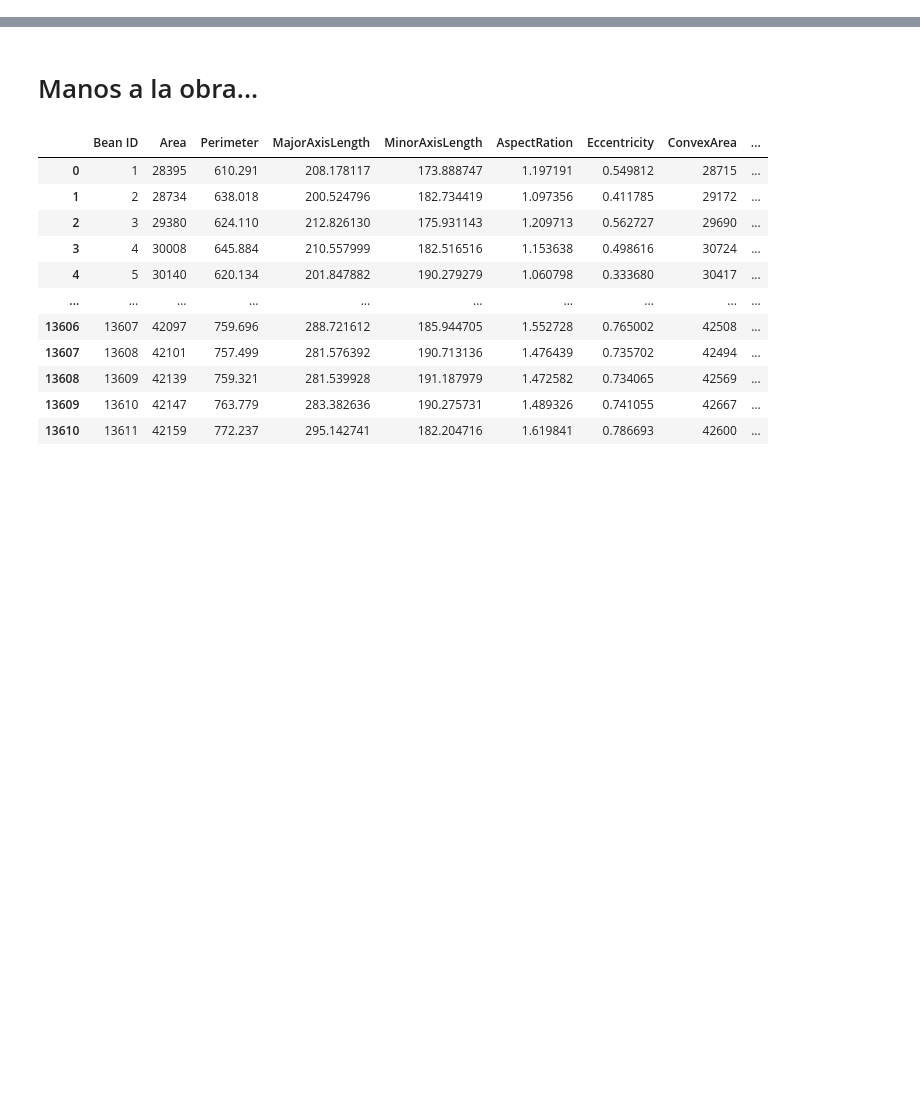
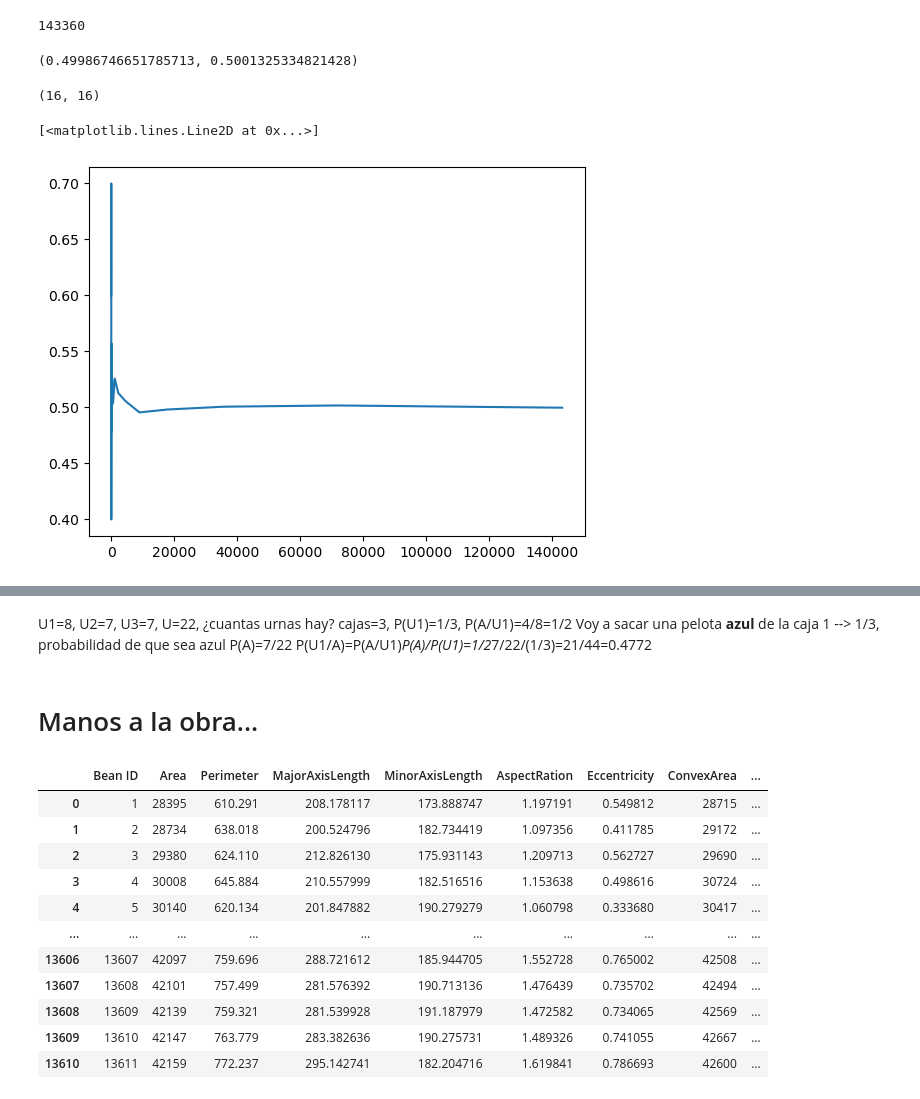
Before and after one commit to sierraporta/InteligenciaAnaliticaDeDatos_MinTIC, a Jupyter notebook: Notebooks/14_NaiveBayes.ipynb, the cells around one changed output, grey strips where cells are left out. Cells and saved outputs as stored; diff of their text form; code cells hidden in the pictures; blank space fills up the shorter version.

```diff
--- a/Notebooks/14_NaiveBayes.ipynb
+++ b/Notebooks/14_NaiveBayes.ipynb
@@ -1,3 +10,26 @@
+# %%
+N=4480*32 #0=tortuga, 1=valor
+print(N)
+lanzamiento=np.round(np.random.random(N))
+#print(lanzamiento)
+len(lanzamiento[lanzamiento==0])/N, len(lanzamiento[lanzamiento==1])/N
+# %% [output]
+143360
+(0.49986746651785713, 0.5001325334821428)
+# %%
+n=np.array([5,10,15,35,70,140,280,560,1120,2240,4480,8960,17920,35840,71680,143360])
+ntortuga=np.array([0.6,0.7,0.4,0.514,0.557,0.4785,0.525,0.5035,0.5258,0.5129,0.5058,0.4956,0.4982,0.5007,0.5018,0.4998])
+nvalor=[0.4,0.3,0.6,0.485,0.4428,0.5214,0.475,0.4964,0.4741,0.4870,0.4941,0.5043,0.5017,0.4992,0.4981,0.5001]
+# %%
+len(n), len(ntortuga)
+# %% [output]
+(16, 16)
+# %%
+import matplotlib.pyplot as plt
+plt.plot(n,ntortuga)
+# %% [output]
+[<matplotlib.lines.Line2D at 0x...>]
+[figure, added]
 # %% [markdown]
 # El algoritmo de Naive Bayes
 ![](https://miro.medium.com/v2/resize:fit:720/format:webp/1*Vp4WjLi5-3lTCyXkRChCzg.jpeg)
@@ -9,6 +41,10 @@ Naive Bayes es el algoritmo de clasificación más sencillo y rápido, adecuado
 # %% [markdown]
 # Un ejemplo sencillo...
 ![](https://proyectodescartes.org/escenas-aux/lg24/img/video.png)
+# %% [markdown]
+U1=8, U2=7, U3=7, U=22, ¿cuantas urnas hay? cajas=3, P(U1)=1/3, P(A/U1)=4/8=1/2
+Voy a sacar una pelota **azul** de la caja 1 --> 1/3, probabilidad de que sea azul P(A)=7/22
+P(U1/A)=P(A/U1)*P(A)/P(U1)=1/2*7/22/(1/3)=21/44=0.4772
 # %% [markdown]
 # Manos a la obra...
 # %%
```
Also changed, not shown: parts of 5 cells of this notebook.
